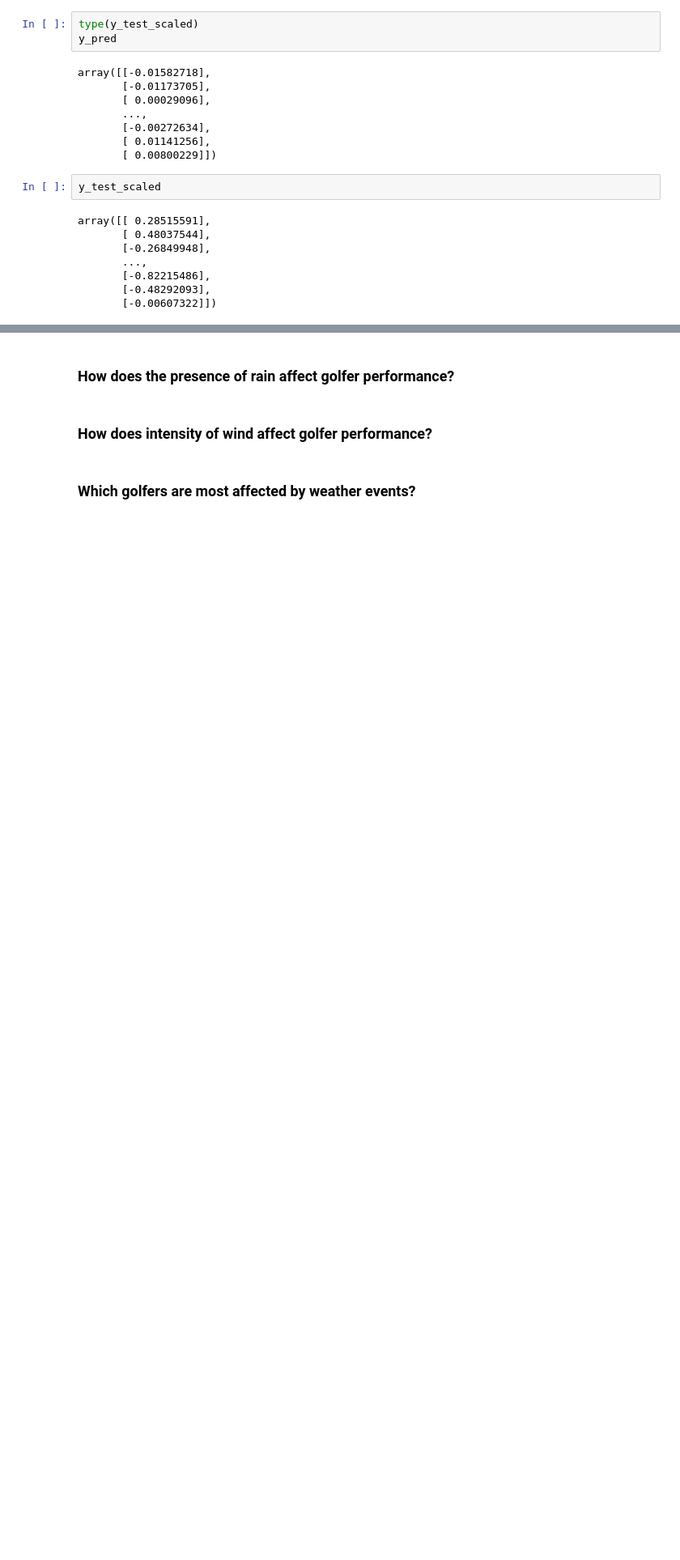
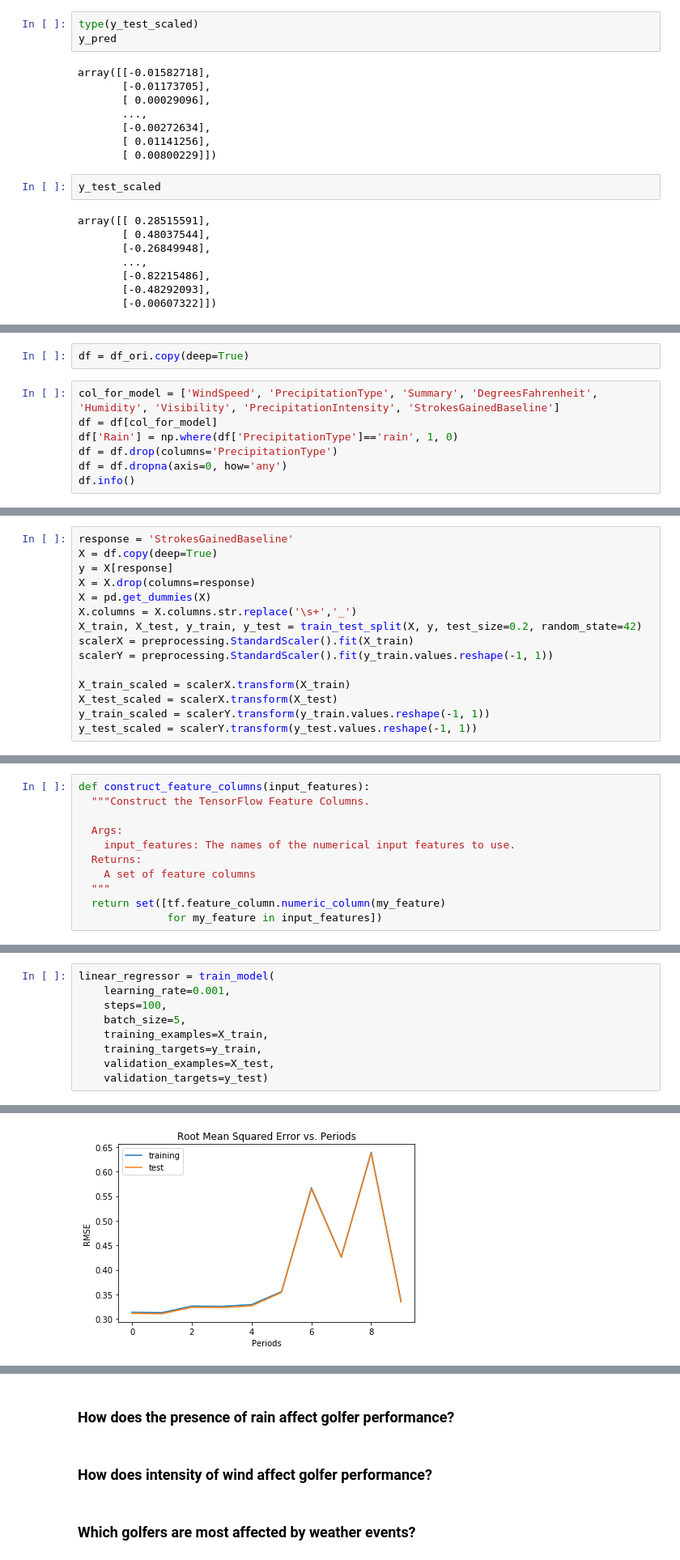
Before and after one commit to awfuldynne/golf_course_project, a Jupyter notebook: Examples/Analysis_and_Visualization.ipynb, the cells around one changed output, grey strips where cells are left out. Shown at 81% size. Drawn from its saved outputs; the diff is of its cells as text; blank space fills up the shorter version.

Commit message:
Adding TensorFlow linear regression

```diff
--- a/Examples/Analysis_and_Visualization.ipynb
+++ b/Examples/Analysis_and_Visualization.ipynb
@@ -339,0 +338,9 @@ As part of the cleaning the data, we lose some interesting features because thos
+# %%
+df = df_ori.copy(deep=True)
+# %%
+col_for_model = ['WindSpeed', 'PrecipitationType', 'Summary', 'DegreesFahrenheit', 'Humidity', 'Visibility', 'PrecipitationIntensity', 'StrokesGainedBaseline']
+df = df[col_for_model]
+df['Rain'] = np.where(df['PrecipitationType']=='rain', 1, 0)
+df = df.drop(columns='PrecipitationType')
+df = df.dropna(axis=0, how='any')
+df.info()
@@ -339,0 +363,15 @@ As part of the cleaning the data, we lose some interesting features because thos
+# %%
+response = 'StrokesGainedBaseline'
+X = df.copy(deep=True)
+y = X[response]
+X = X.drop(columns=response)
+X = pd.get_dummies(X)
+X.columns = X.columns.str.replace('\s+','_')
+X_train, X_test, y_train, y_test = train_test_split(X, y, test_size=0.2, random_state=42)
+scalerX = preprocessing.StandardScaler().fit(X_train)
+scalerY = preprocessing.StandardScaler().fit(y_train.values.reshape(-1, 1))
+
+X_train_scaled = scalerX.transform(X_train)
+X_test_scaled = scalerX.transform(X_test)
+y_train_scaled = scalerY.transform(y_train.values.reshape(-1, 1))
+y_test_scaled = scalerY.transform(y_test.values.reshape(-1, 1))
@@ -339,0 +425,11 @@ As part of the cleaning the data, we lose some interesting features because thos
+# %%
+def construct_feature_columns(input_features):
+  """Construct the TensorFlow Feature Columns.
+
+  Args:
+    input_features: The names of the numerical input features to use.
+  Returns:
+    A set of feature columns
+  """
+  return set([tf.feature_column.numeric_column(my_feature)
+              for my_feature in input_features])
@@ -339,0 +539,10 @@ As part of the cleaning the data, we lose some interesting features because thos
+# %%
+linear_regressor = train_model(
+    learning_rate=0.001,
+    steps=100,
+    batch_size=5,
+    training_examples=X_train,
+    training_targets=y_train,
+    validation_examples=X_test,
+    validation_targets=y_test)
+# %% [output]
@@ -339,0 +562 @@ As part of the cleaning the data, we lose some interesting features because thos
+[figure, added]
```
Also changed, not shown: parts of 15 cells of this notebook, 1 other file.
